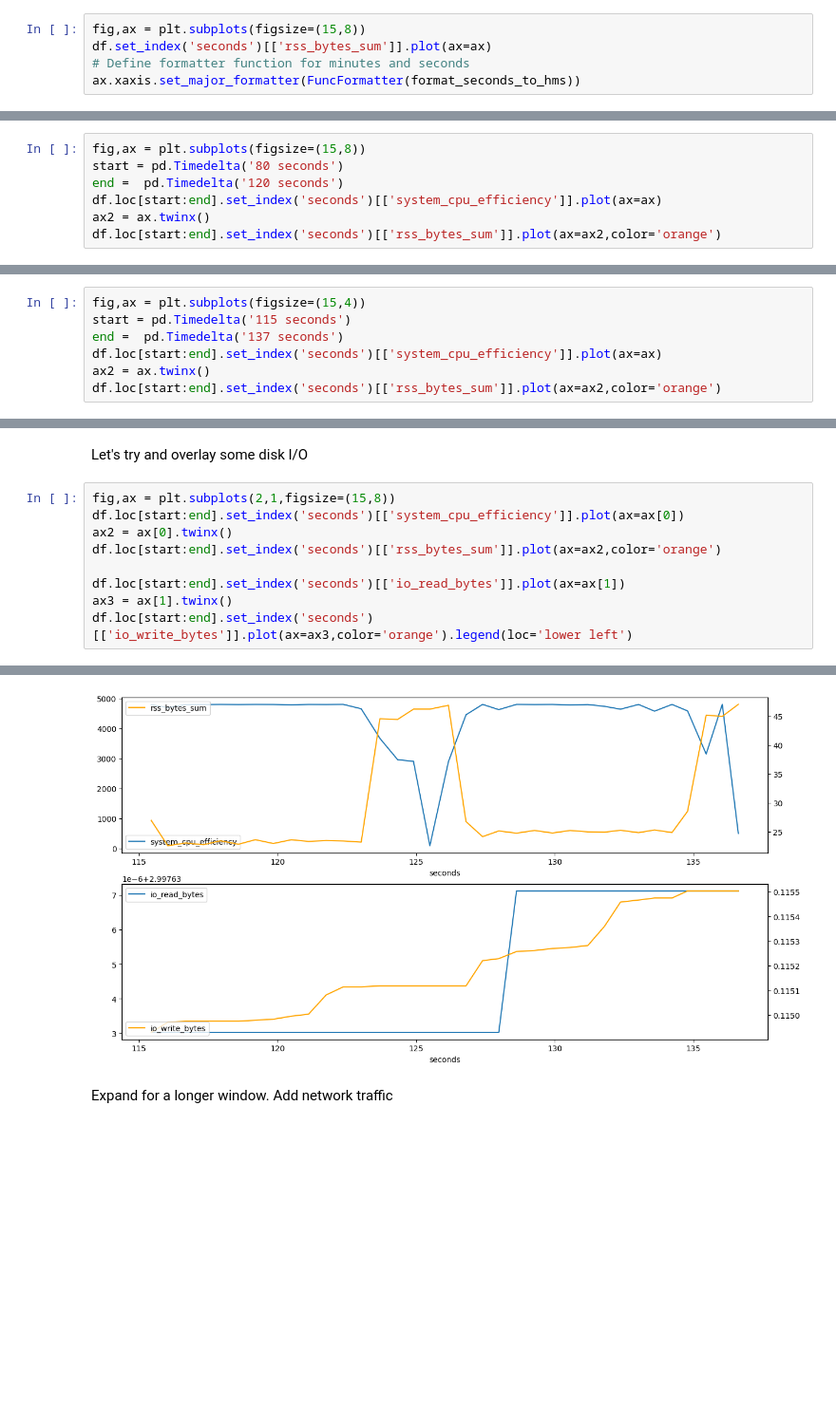
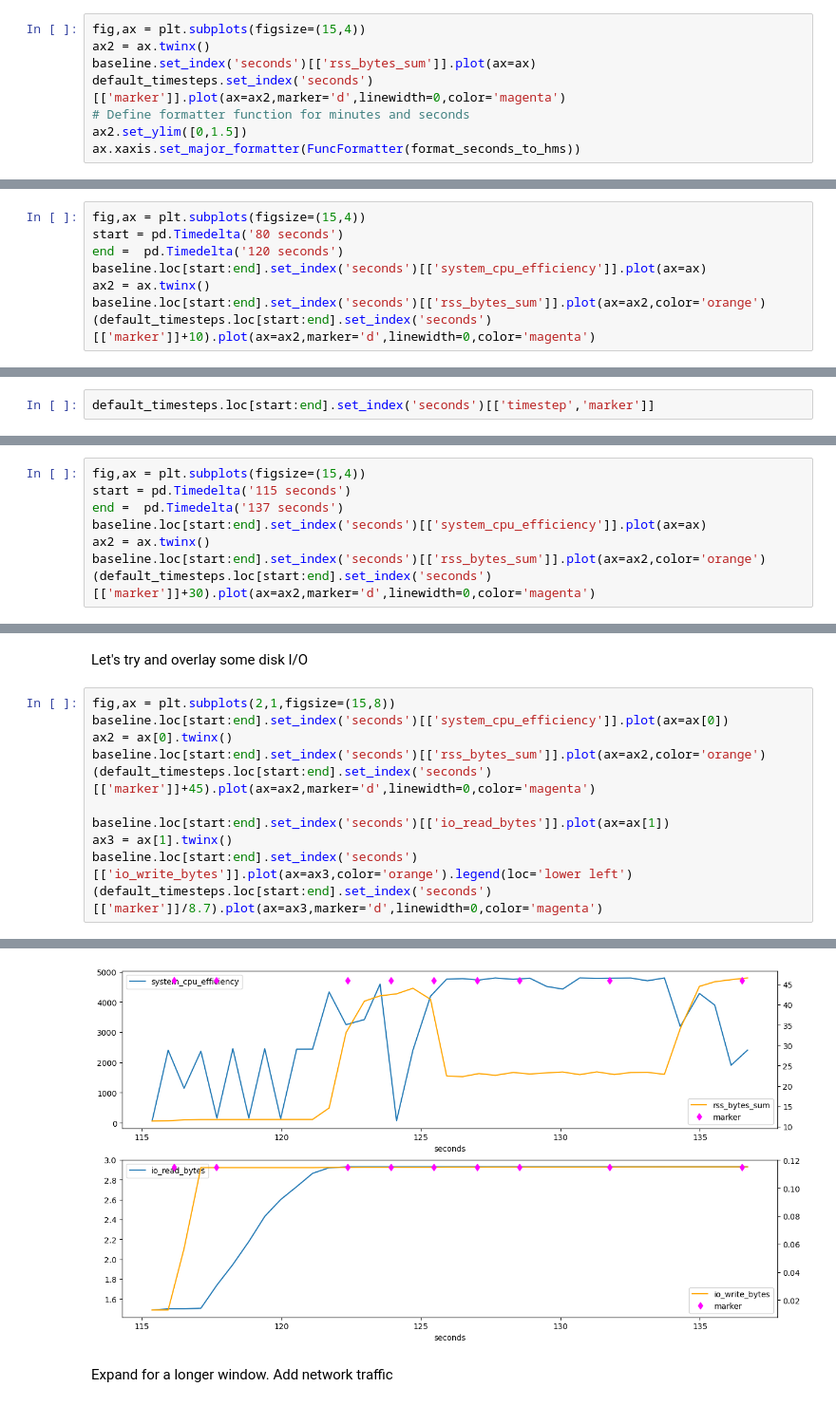
Before and after one commit to 21centuryweather/UM_config_tools, a Jupyter notebook: notebooks/Plot_HPC_Dashboard_logs.ipynb, the cells around one changed output, grey strips where cells are left out. Shown at 95% size. Cells and saved outputs as stored; diff of their text form; blank space fills up the shorter version.

```diff
--- a/notebooks/Plot_HPC_Dashboard_logs.ipynb
+++ b/notebooks/Plot_HPC_Dashboard_logs.ipynb
@@ -45,6 +146,9 @@ ax.xaxis.set_major_formatter(FuncFormatter(format_seconds_to_hms))
 # %%
-fig,ax = plt.subplots(figsize=(15,8))
-df.set_index('seconds')[['rss_bytes_sum']].plot(ax=ax)
+fig,ax = plt.subplots(figsize=(15,4))
+ax2 = ax.twinx()
+baseline.set_index('seconds')[['rss_bytes_sum']].plot(ax=ax)
+default_timesteps.set_index('seconds')[['marker']].plot(ax=ax2,marker='d',linewidth=0,color='magenta')
 # Define formatter function for minutes and seconds
+ax2.set_ylim([0,1.5])
 ax.xaxis.set_major_formatter(FuncFormatter(format_seconds_to_hms))
 # %% [output]
@@ -75,11 +166,12 @@ Atm_Step: Info: Starting timestep        2 at time=    97.353 seconds
 # %% [markdown]
 Let's examine the logs at this point
 # %%
-fig,ax = plt.subplots(figsize=(15,8))
+fig,ax = plt.subplots(figsize=(15,4))
 start = pd.Timedelta('80 seconds')
 end =  pd.Timedelta('120 seconds')
-df.loc[start:end].set_index('seconds')[['system_cpu_efficiency']].plot(ax=ax)
+baseline.loc[start:end].set_index('seconds')[['system_cpu_efficiency']].plot(ax=ax)
 ax2 = ax.twinx()
-df.loc[start:end].set_index('seconds')[['rss_bytes_sum']].plot(ax=ax2,color='orange')
+baseline.loc[start:end].set_index('seconds')[['rss_bytes_sum']].plot(ax=ax2,color='orange')
+(default_timesteps.loc[start:end].set_index('seconds')[['marker']]+10).plot(ax=ax2,marker='d',linewidth=0,color='magenta')
 # %% [output]
 <Axes: xlabel='seconds'>
@@ -264,0 +181,2 @@ Atm_Step: Info: Starting timestep       22 at time=   136.397 seconds
+# %%
+default_timesteps.loc[start:end].set_index('seconds')[['timestep','marker']]
@@ -266,8 +201,9 @@ Atm_Step: Info: Starting timestep       22 at time=   136.397 seconds
 fig,ax = plt.subplots(figsize=(15,4))
 start = pd.Timedelta('115 seconds')
 end =  pd.Timedelta('137 seconds')
-df.loc[start:end].set_index('seconds')[['system_cpu_efficiency']].plot(ax=ax)
+baseline.loc[start:end].set_index('seconds')[['system_cpu_efficiency']].plot(ax=ax)
 ax2 = ax.twinx()
-df.loc[start:end].set_index('seconds')[['rss_bytes_sum']].plot(ax=ax2,color='orange')
+baseline.loc[start:end].set_index('seconds')[['rss_bytes_sum']].plot(ax=ax2,color='orange')
+(default_timesteps.loc[start:end].set_index('seconds')[['marker']]+30).plot(ax=ax2,marker='d',linewidth=0,color='magenta')
 # %% [output]
 <Axes: xlabel='seconds'>
@@ -276,11 +212,13 @@ df.loc[start:end].set_index('seconds')[['rss_bytes_sum']].plot(ax=ax2,color='ora
 Let's try and overlay some disk I/O
 # %%
 fig,ax = plt.subplots(2,1,figsize=(15,8))
-df.loc[start:end].set_index('seconds')[['system_cpu_efficiency']].plot(ax=ax[0])
+baseline.loc[start:end].set_index('seconds')[['system_cpu_efficiency']].plot(ax=ax[0])
 ax2 = ax[0].twinx()
-df.loc[start:end].set_index('seconds')[['rss_bytes_sum']].plot(ax=ax2,color='orange')
+baseline.loc[start:end].set_index('seconds')[['rss_bytes_sum']].plot(ax=ax2,color='orange')
+(default_timesteps.loc[start:end].set_index('seconds')[['marker']]+45).plot(ax=ax2,marker='d',linewidth=0,color='magenta')
 
-df.loc[start:end].set_index('seconds')[['io_read_bytes']].plot(ax=ax[1])
+baseline.loc[start:end].set_index('seconds')[['io_read_bytes']].plot(ax=ax[1])
 ax3 = ax[1].twinx()
-df.loc[start:end].set_index('seconds')[['io_write_bytes']].plot(ax=ax3,color='orange').legend(loc='lower left')
+baseline.loc[start:end].set_index('seconds')[['io_write_bytes']].plot(ax=ax3,color='orange').legend(loc='lower left')
+(default_timesteps.loc[start:end].set_index('seconds')[['marker']]/8.7).plot(ax=ax3,marker='d',linewidth=0,color='magenta')
 # %% [output]
@@ -288,4 +226,4 @@ df.loc[start:end].set_index('seconds')[['io_write_bytes']].plot(ax=ax3,color='or
-[figure, old version]
+[figure, new version]
 # %% [markdown]
 Expand for a longer window. Add network traffic
 # %%
```
Also changed, not shown: parts of 37 cells of this notebook.
